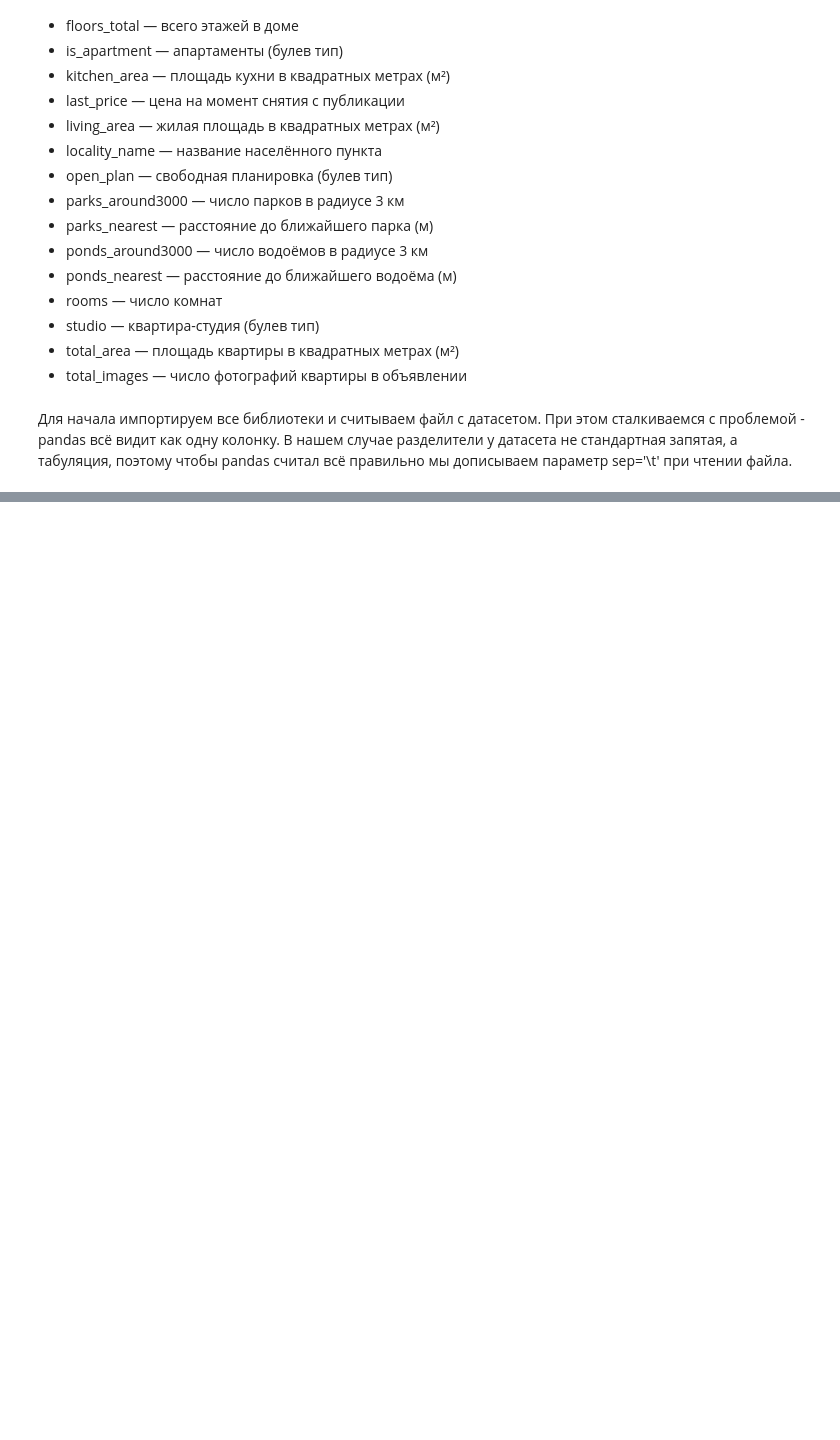
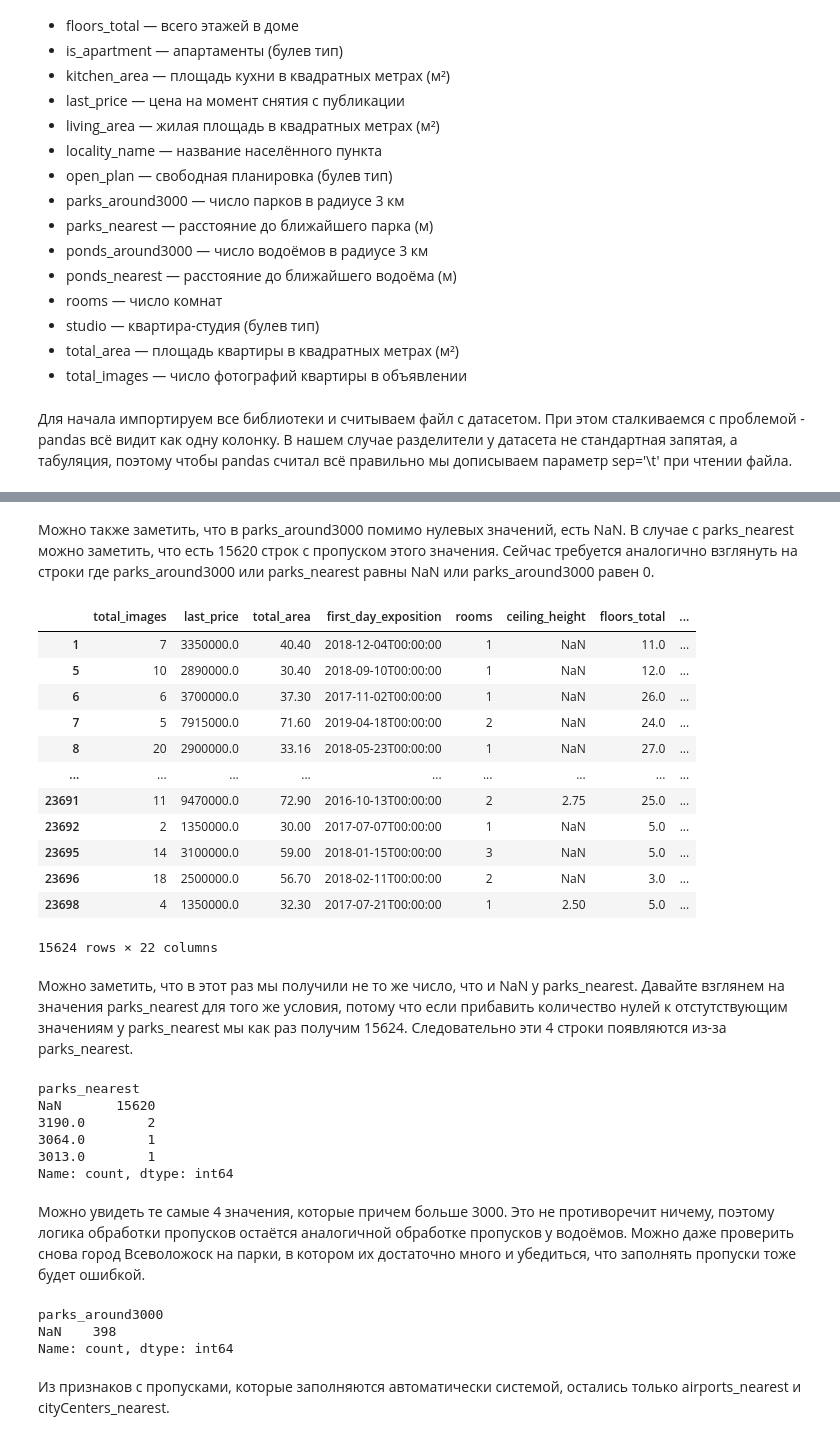
Before and after one commit to mystr1c/data-analysis-real-estate-lab, a Jupyter notebook: lab2.ipynb, the cells around one changed output, grey strips where cells are left out. Saved outputs shown, nothing was run; the diff lists cells and outputs as text; code cells hidden in the pictures; blank space fills up the shorter version.

```diff
--- a/lab2.ipynb
+++ b/lab2.ipynb
@@ -191,0 +156,39 @@ Name: count, Length: 184, dtype: int64
+# %% [markdown]
+Можно также заметить, что в parks_around3000 помимо нулевых значений, есть NaN. В случае с parks_nearest можно заметить, что есть 15620 строк с пропуском этого значения. Сейчас требуется аналогично взглянуть на строки где parks_around3000 или parks_nearest равны NaN или parks_around3000 равен 0.
+# %%
+data[(data['parks_around3000'] == 0) | (data['parks_around3000'].isna()) | (data['parks_nearest'].isna())]
+# %% [output]
+|  | total_images | last_price | total_area | first_day_exposition | rooms | ceiling_height | floors_total | ... |
+| 1 | 7 | 3350000.0 | 40.40 | 2018-12-04T00:00:00 | 1 | NaN | 11.0 | ... |
+| 5 | 10 | 2890000.0 | 30.40 | 2018-09-10T00:00:00 | 1 | NaN | 12.0 | ... |
+| 6 | 6 | 3700000.0 | 37.30 | 2017-11-02T00:00:00 | 1 | NaN | 26.0 | ... |
+| 7 | 5 | 7915000.0 | 71.60 | 2019-04-18T00:00:00 | 2 | NaN | 24.0 | ... |
+| 8 | 20 | 2900000.0 | 33.16 | 2018-05-23T00:00:00 | 1 | NaN | 27.0 | ... |
+| ... | ... | ... | ... | ... | ... | ... | ... | ... |
+| 23691 | 11 | 9470000.0 | 72.90 | 2016-10-13T00:00:00 | 2 | 2.75 | 25.0 | ... |
+| 23692 | 2 | 1350000.0 | 30.00 | 2017-07-07T00:00:00 | 1 | NaN | 5.0 | ... |
+| 23695 | 14 | 3100000.0 | 59.00 | 2018-01-15T00:00:00 | 3 | NaN | 5.0 | ... |
+| 23696 | 18 | 2500000.0 | 56.70 | 2018-02-11T00:00:00 | 2 | NaN | 3.0 | ... |
+| 23698 | 4 | 1350000.0 | 32.30 | 2017-07-21T00:00:00 | 1 | 2.50 | 5.0 | ... |
+15624 rows × 22 columns
+# %% [markdown]
+Можно заметить, что в этот раз мы получили не то же число, что и NaN у parks_nearest. Давайте взглянем на значения parks_nearest для того же условия, потому что если прибавить количество нулей к отстутствующим значениям у parks_nearest мы как раз получим 15624. Следовательно эти 4 строки появляются из-за parks_nearest.
+# %%
+data[(data['parks_around3000'] == 0) | (data['parks_around3000'].isna()) | (data['parks_nearest'].isna())]['parks_nearest'].value_counts(dropna=False)
+# %% [output]
+parks_nearest
+NaN       15620
+3190.0        2
+3064.0        1
+3013.0        1
+Name: count, dtype: int64
+# %% [markdown]
+Можно увидеть те самые 4 значения, которые причем больше 3000. Это не противоречит ничему, поэтому логика обработки пропусков остаётся аналогичной обработке пропусков у водоёмов. Можно даже проверить снова город Всеволожоск на парки, в котором их достаточно много и убедиться, что заполнять пропуски тоже будет ошибкой.
+# %%
+data.loc[data['locality_name'] == 'Всеволожск']['parks_around3000'].value_counts(dropna=False)
+# %% [output]
+parks_around3000
+NaN    398
+Name: count, dtype: int64
+# %% [markdown]
+Из признаков с пропусками, которые заполняются автоматически системой, остались только airports_nearest и cityCenters_nearest.
```
Also changed, not shown: parts of 69 cells of this notebook.
